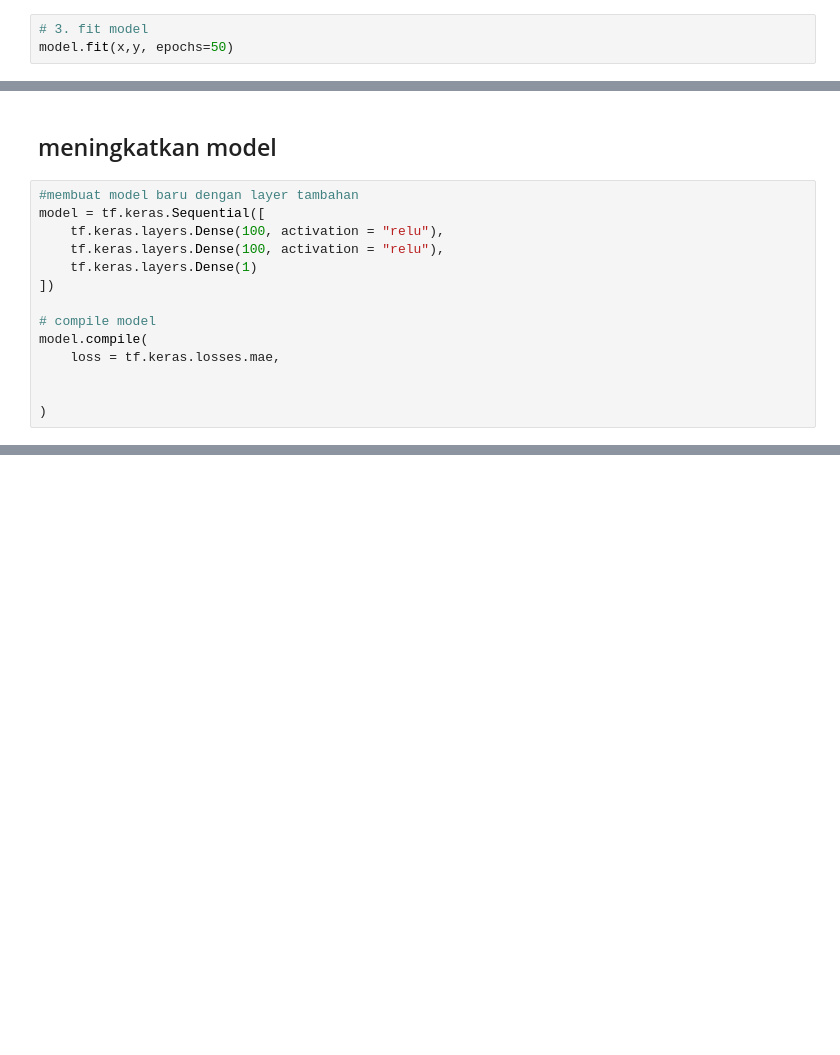
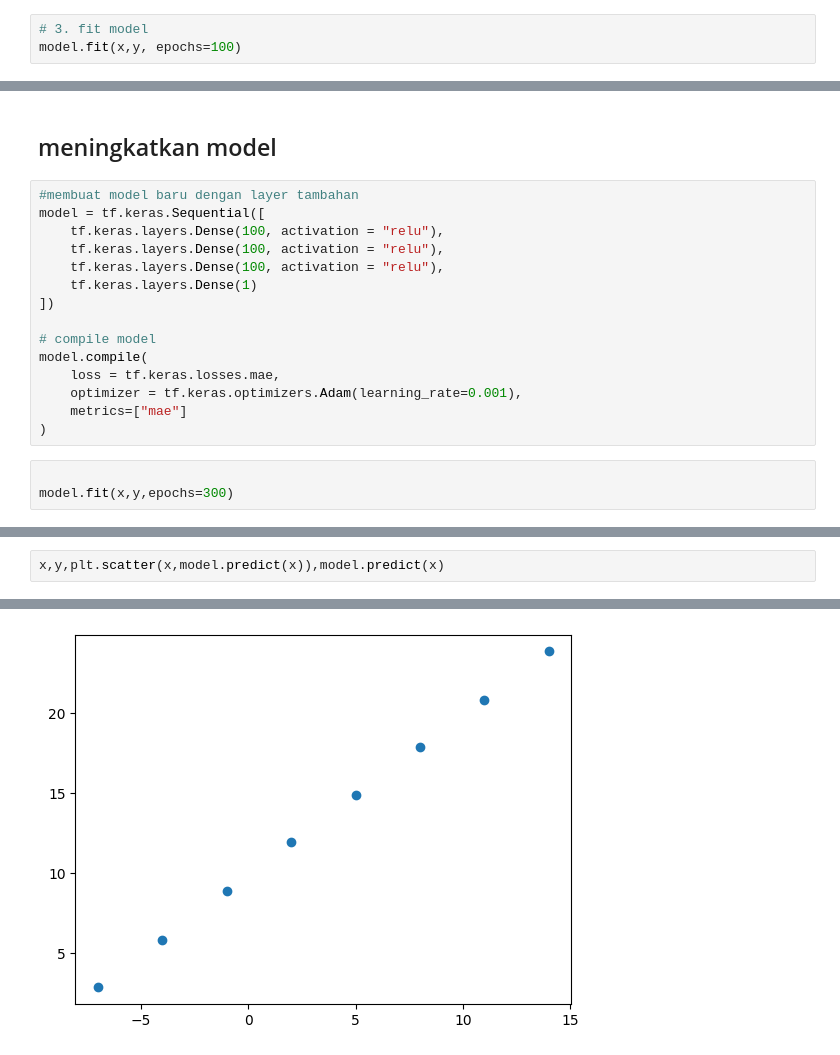
Before and after one commit to rexxar280903/DeepLearning, a Jupyter notebook: 01_Neural_Network_Regression_with_tensorflow.ipynb, the cells around one changed output, grey strips where cells are left out. Drawn from its saved outputs; the diff is of its cells as text; blank space fills up the shorter version.

Commit message:
model baru

```diff
--- a/01_Neural_Network_Regression_with_tensorflow.ipynb
+++ b/01_Neural_Network_Regression_with_tensorflow.ipynb
@@ -71,5 +71,5 @@ model.compile(
 )
 # %%
 # 3. fit model
-model.fit(x,y, epochs=50)
+model.fit(x,y, epochs=100)
 # %% [output]
@@ -137,6 +137,7 @@ x, model.predict(x)
 # %%
 #membuat model baru dengan layer tambahan
 model = tf.keras.Sequential([
+    tf.keras.layers.Dense(100, activation = "relu"),
     tf.keras.layers.Dense(100, activation = "relu"),
     tf.keras.layers.Dense(100, activation = "relu"),
     tf.keras.layers.Dense(1)
@@ -145,6 +146,9 @@ model = tf.keras.Sequential([
 # compile model
 model.compile(
     loss = tf.keras.losses.mae,
-
-
+    optimizer = tf.keras.optimizers.Adam(learning_rate=0.001),
+    metrics=["mae"]
 )
+# %%
+
+model.fit(x,y,epochs=300)
@@ -150,0 +174,3 @@ model.compile(
+# %%
+x,y,plt.scatter(x,model.predict(x)),model.predict(x)
+# %% [output]
@@ -150,0 +198 @@ model.compile(
+[figure, added]
```
Also changed, not shown: parts of 21 cells of this notebook.
